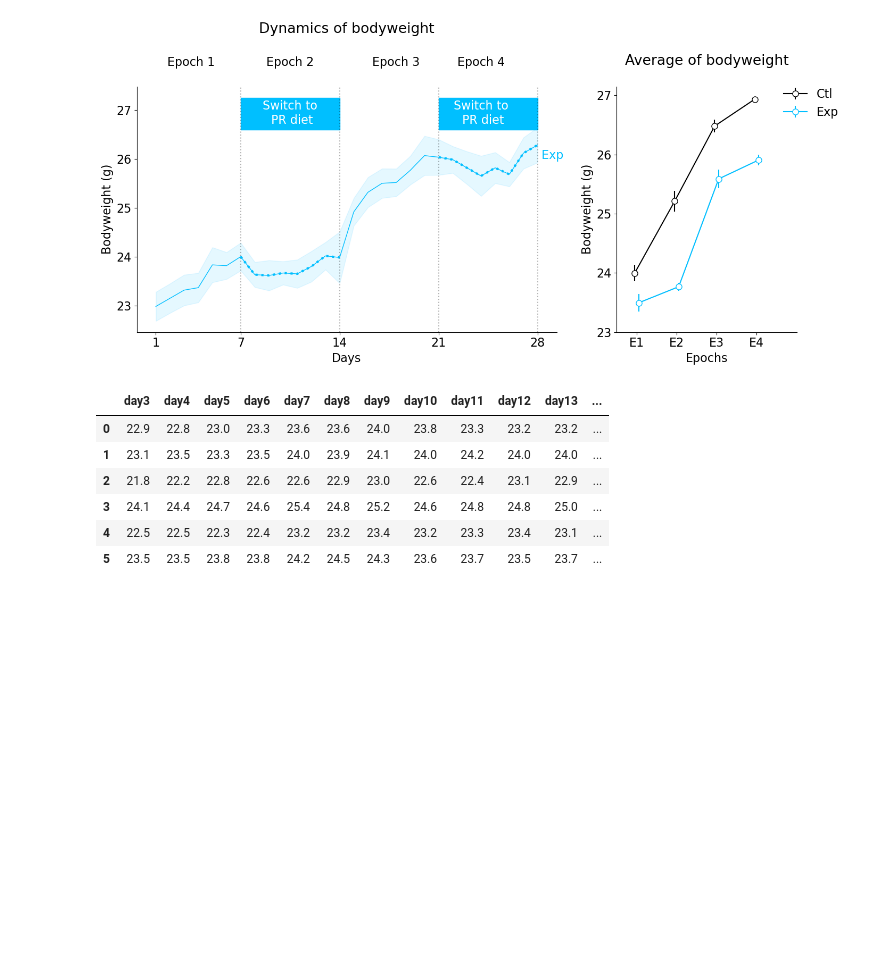
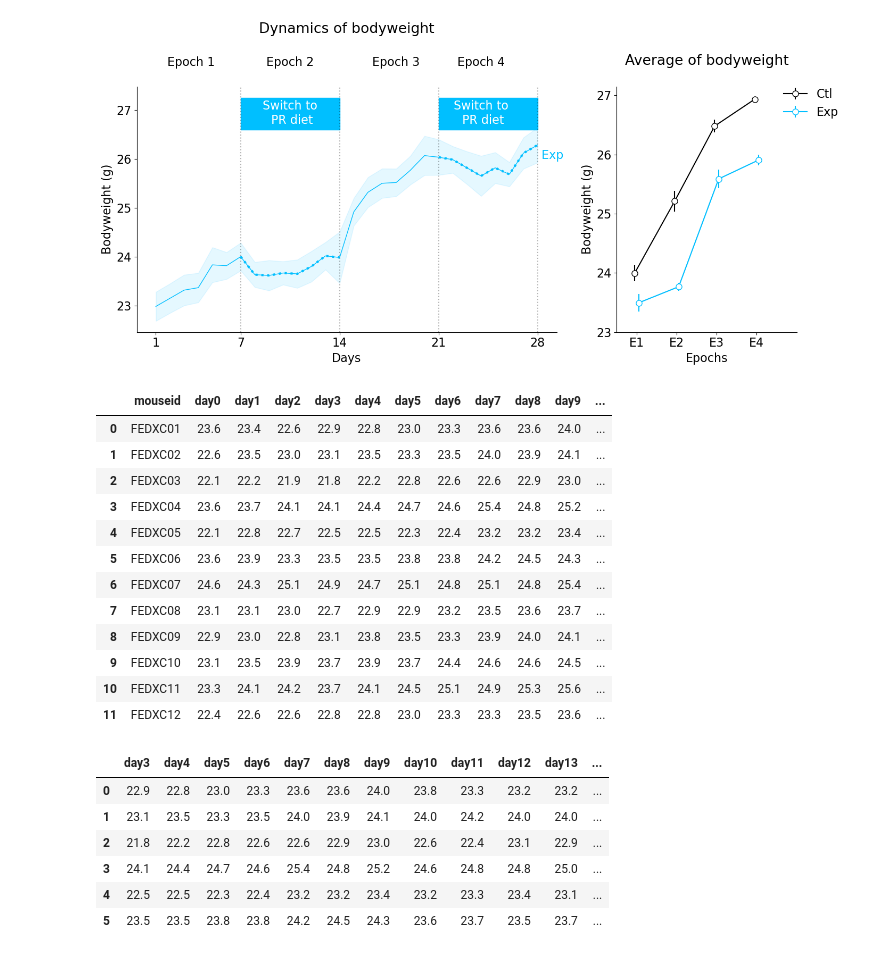
Before and after one commit to Htbibalan/FEDPROTEINPRO, a Jupyter notebook: notebooks/DIFE_Presentation_4Epoch_2023_V1(Ongoing)).ipynb, the cells around one changed output. Cells and saved outputs as stored; diff of their text form; code cells hidden in the pictures; blank space fills up the shorter version.

Commit message:
Data_JASP
extrapolated some data from FED files for JASP

```diff
--- a/notebooks/DIFE_Presentation_4Epoch_2023_V1(Ongoing)).ipynb
+++ b/notebooks/DIFE_Presentation_4Epoch_2023_V1(Ongoing)).ipynb
@@ -83,7 +83,7 @@ for mouse in mice:
     ff_dict_all_epochs[mouse]["pellets"]=pd.concat(temp)
 # %%
 #gets bpdy weight data from the Metafile
-BW_DF=pd.read_excel(r"C:\Users\hta031\Github\FEDPROTEINPRO\METAFILE FEDXC DATA SHEETS.xls" ,sheet_name="METAFILE_BW" )
+BW_DF=pd.read_excel(r"C:\Users\hta031\Github\FEDPROTEINPRO\FEDXC_METAFILE.xls" ,sheet_name="BODYWEIGHT" )
 
 #divide the mice in Ctl and Exp groups then exclude training
 ctl=BW_DF.iloc[6:12]
@@ -218,6 +218,22 @@ ax1.annotate(" Exp",[27,26], color= exp_color)
 # %% [output]
 Text(27, 26, ' Exp')
 [figure]
+# %%
+BW_DF
+# %% [output]
+|  | mouseid | day0 | day1 | day2 | day3 | day4 | day5 | day6 | day7 | day8 | day9 | ... |
+| 0 | FEDXC01 | 23.6 | 23.4 | 22.6 | 22.9 | 22.8 | 23.0 | 23.3 | 23.6 | 23.6 | 24.0 | ... |
+| 1 | FEDXC02 | 22.6 | 23.5 | 23.0 | 23.1 | 23.5 | 23.3 | 23.5 | 24.0 | 23.9 | 24.1 | ... |
+| 2 | FEDXC03 | 22.1 | 22.2 | 21.9 | 21.8 | 22.2 | 22.8 | 22.6 | 22.6 | 22.9 | 23.0 | ... |
+| 3 | FEDXC04 | 23.6 | 23.7 | 24.1 | 24.1 | 24.4 | 24.7 | 24.6 | 25.4 | 24.8 | 25.2 | ... |
+| 4 | FEDXC05 | 22.1 | 22.8 | 22.7 | 22.5 | 22.5 | 22.3 | 22.4 | 23.2 | 23.2 | 23.4 | ... |
+| 5 | FEDXC06 | 23.6 | 23.9 | 23.3 | 23.5 | 23.5 | 23.8 | 23.8 | 24.2 | 24.5 | 24.3 | ... |
+| 6 | FEDXC07 | 24.6 | 24.3 | 25.1 | 24.9 | 24.7 | 25.1 | 24.8 | 25.1 | 24.8 | 25.4 | ... |
+| 7 | FEDXC08 | 23.1 | 23.1 | 23.0 | 22.7 | 22.9 | 22.9 | 23.2 | 23.5 | 23.6 | 23.7 | ... |
+| 8 | FEDXC09 | 22.9 | 23.0 | 22.8 | 23.1 | 23.8 | 23.5 | 23.3 | 23.9 | 24.0 | 24.1 | ... |
+| 9 | FEDXC10 | 23.1 | 23.5 | 23.9 | 23.7 | 23.9 | 23.7 | 24.4 | 24.6 | 24.6 | 24.5 | ... |
+| 10 | FEDXC11 | 23.3 | 24.1 | 24.2 | 23.7 | 24.1 | 24.5 | 25.1 | 24.9 | 25.3 | 25.6 | ... |
+| 11 | FEDXC12 | 22.4 | 22.6 | 22.6 | 22.8 | 22.8 | 23.0 | 23.3 | 23.3 | 23.5 | 23.6 | ... |
 # %%
 exp_E1_4
 # %% [output]
```
Also changed, not shown: parts of 6 cells of this notebook, 12 other files.
